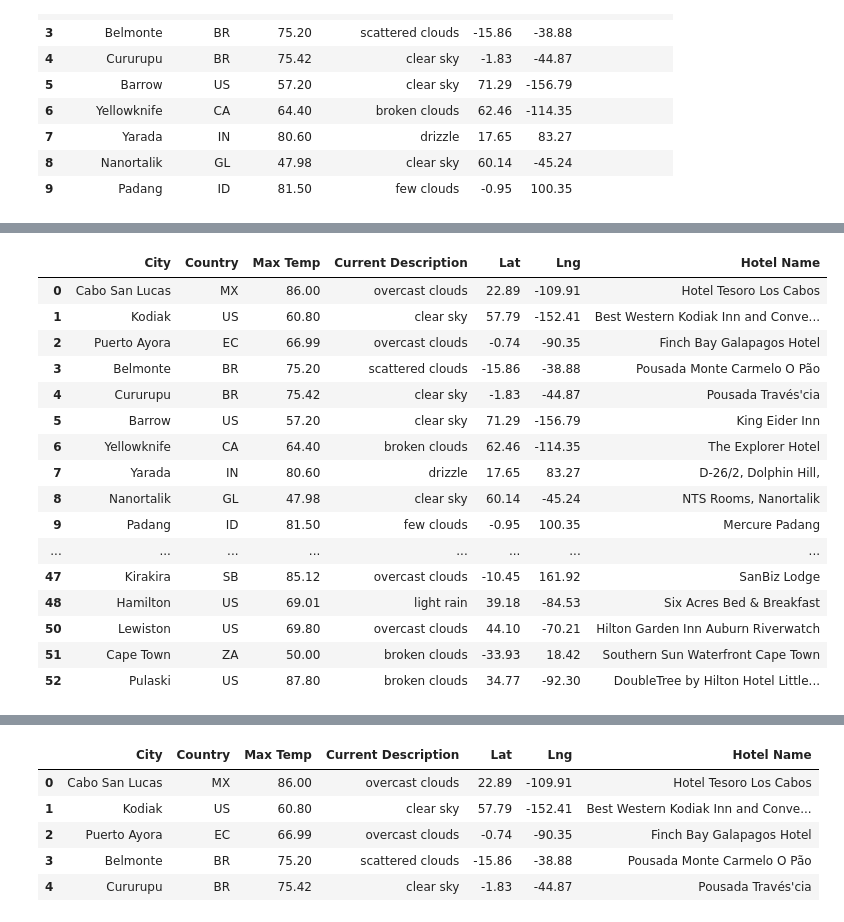
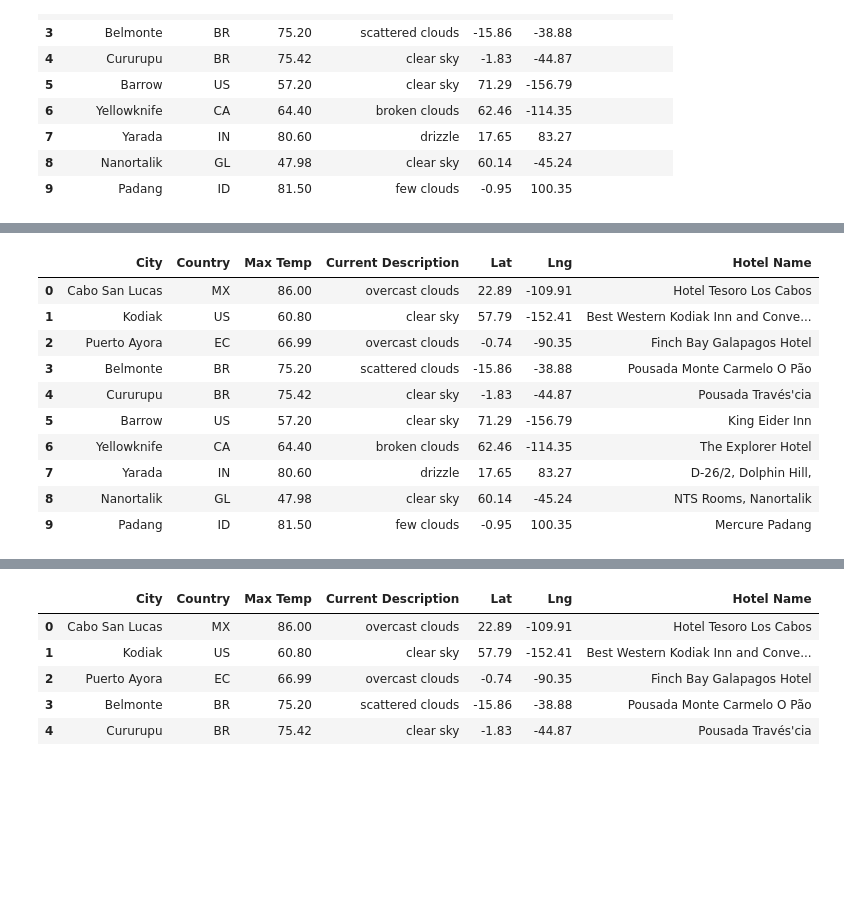
Before and after one commit to davidmcbee/World_Weather_Analysis_Challenge, a Jupyter notebook: Vacation_Search/Vacation_Search.ipynb, the cells around one changed output, grey strips where cells are left out. Saved outputs shown, nothing was run; the diff lists cells and outputs as text; code cells hidden in the pictures; blank space fills up the shorter version.

```diff
--- a/Vacation_Search/Vacation_Search.ipynb
+++ b/Vacation_Search/Vacation_Search.ipynb
@@ -132,22 +144,16 @@ Hotel not found... skipping.
 Hotel not found... skipping.
 Hotel not found... skipping.
 # %%
-hotel_df.head(50)
+hotel_df.head(10)
 # %% [output]
 |  | City | Country | Max Temp | Current Description | Lat | Lng | Hotel Name |
 | 0 | Cabo San Lucas | MX | 86.00 | overcast clouds | 22.89 | -109.91 | Hotel Tesoro Los Cabos |
 | 1 | Kodiak | US | 60.80 | clear sky | 57.79 | -152.41 | Best Western Kodiak Inn and Conve... |
 | 2 | Puerto Ayora | EC | 66.99 | overcast clouds | -0.74 | -90.35 | Finch Bay Galapagos Hotel |
 | 3 | Belmonte | BR | 75.20 | scattered clouds | -15.86 | -38.88 | Pousada Monte Carmelo O Pão |
 | 4 | Cururupu | BR | 75.42 | clear sky | -1.83 | -44.87 | Pousada Través'cia |
 | 5 | Barrow | US | 57.20 | clear sky | 71.29 | -156.79 | King Eider Inn |
 | 6 | Yellowknife | CA | 64.40 | broken clouds | 62.46 | -114.35 | The Explorer Hotel |
 | 7 | Yarada | IN | 80.60 | drizzle | 17.65 | 83.27 | D-26/2, Dolphin Hill, |
 | 8 | Nanortalik | GL | 47.98 | clear sky | 60.14 | -45.24 | NTS Rooms, Nanortalik |
 | 9 | Padang | ID | 81.50 | few clouds | -0.95 | 100.35 | Mercure Padang |
-| ... | ... | ... | ... | ... | ... | ... | ... |
-| 47 | Kirakira | SB | 85.12 | overcast clouds | -10.45 | 161.92 | SanBiz Lodge |
-| 48 | Hamilton | US | 69.01 | light rain | 39.18 | -84.53 | Six Acres Bed & Breakfast |
-| 50 | Lewiston | US | 69.80 | overcast clouds | 44.10 | -70.21 | Hilton Garden Inn Auburn Riverwatch |
-| 51 | Cape Town | ZA | 50.00 | broken clouds | -33.93 | 18.42 | Southern Sun Waterfront Cape Town |
-| 52 | Pulaski | US | 87.80 | broken clouds | 34.77 | -92.30 | DoubleTree by Hilton Hotel Little... |
```
Also changed, not shown: parts of 10 cells of this notebook, 7 other files.
